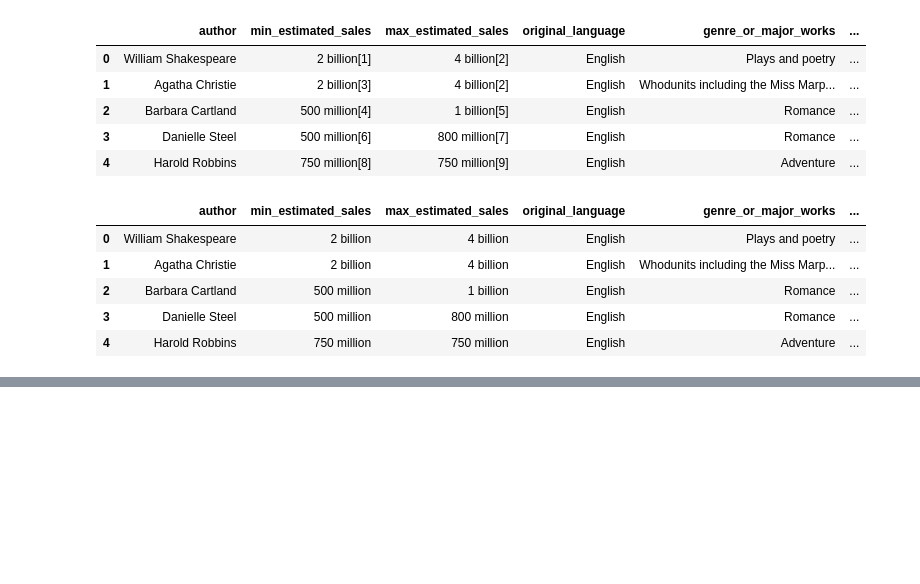
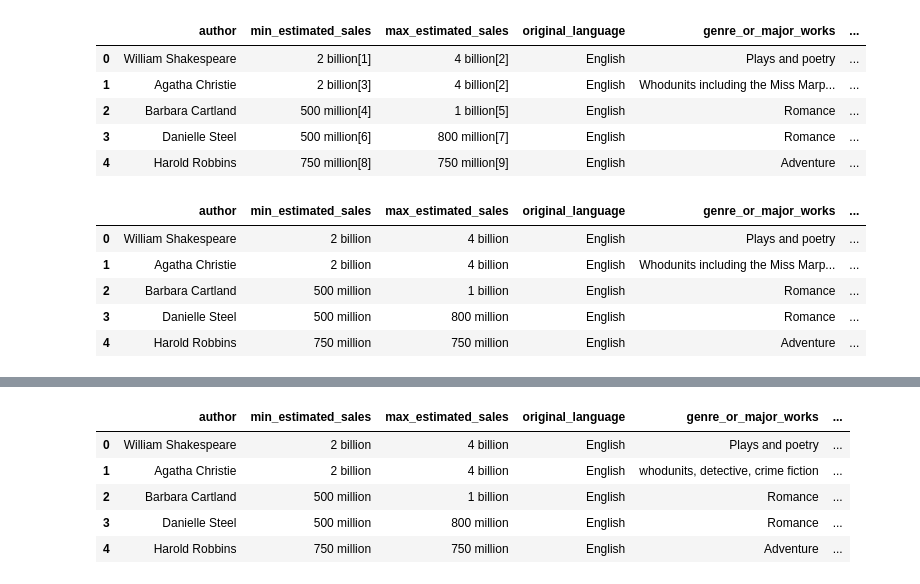
Before and after one commit to BatesJ72/authors, a Jupyter notebook: Authors.ipynb, the cells around one changed output, grey strips where cells are left out. Saved outputs shown, nothing was run; the diff lists cells and outputs as text; code cells hidden in the pictures; blank space fills up the shorter version.

Commit message:
progress - genre analysis

```diff
--- a/Authors.ipynb
+++ b/Authors.ipynb
@@ -84,0 +54,50 @@ AttributeError: module 'pandas' has no attribute 'where'
+# %%
+# standardize genres
+
+df["genre_or_major_works"].unique()
+
+df.groupby(df["genre_or_major_works"]).count()
+
+df["genere_original"] = df["genre_or_major_works"]
+
+df=df.fillna("blank")
+
+df.genre_or_major_works = df.genre_or_major_works.apply(lambda x: 'fantasy,\xa0fiction' if 'Harry Potter,\xa0Fantastic Beasts and Where to Find Them,\xa0Cormoran Strike,\xa0fantasy,\xa0crime fiction' in x else x)
+df.genre_or_major_works = df.genre_or_major_works.apply(lambda x: 'whodunits,\xa0detective,\xa0crime fiction,\xa0fiction' if 'Whodunits\xa0including the\xa0Miss Marple\xa0and\xa0Hercule Poirot\xa0series' in x else x)
+df.genre_or_major_works = df.genre_or_major_works.apply(lambda x: 'whodunits,\xa0detective,\xa0crime fiction,\xa0fiction' if 'Detective' in x else x)
+df.genre_or_major_works = df.genre_or_major_works.apply(lambda x: 'romance,\xa0adventure,\xa0fiction' if 'Dime novels' in x else x)
+df.genre_or_major_works = df.genre_or_major_works.apply(lambda x: "absurdist literature,\xa0children's literature,\xa0fiction" if "Alice's Adventures in Wonderland, absurdist literature" in x else x)
+df.genre_or_major_works = df.genre_or_major_works.apply(lambda x: "children's literature,\xa0fiction,\xa0illustrated children's books" if "Illustrated children's books" in x else x)
+df.genre_or_major_works = df.genre_or_major_works.apply(lambda x: 'detective,\xa0crime fiction,\xa0espionage' if 'Espionage,\xa0Jason Bourne' in x else x)
+df.genre_or_major_works = df.genre_or_major_works.apply(lambda x: 'romance,\xa0fiction' if 'Fifty Shades of Grey' in x else x)
+df.genre_or_major_works = df.genre_or_major_works.apply(lambda x: 'fiction' if 'The Baby-sitters Club' in x else x)
+df.genre_or_major_works = df.genre_or_major_works.apply(lambda x: "children's literature,\xa0fiction,\xa0illustrated children's books" if 'Clifford the Big Red Dog' in x else x)
+df.genre_or_major_works = df.genre_or_major_works.apply(lambda x: 'romance,\xa0fiction,\xa0gothic fiction,\xa0vampires' if 'Gothic fiction,\xa0vampires,\xa0Interview with the Vampire\xa0(The Vampire Chronicles)' in x else x)
+df.genre_or_major_works = df.genre_or_major_works.apply(lambda x: 'romance,\xa0fiction,\xa0vampires' if 'The Twilight Saga,\xa0The Host, romance' in x else x)
+df.genre_or_major_works = df.genre_or_major_works.apply(lambda x: "children's literature,\xa0fiction,\xa0illustrated children's books" if "Children's literature,\xa0Mr. Men" in x else x)
+df.genre_or_major_works = df.genre_or_major_works.apply(lambda x: 'detective,\xa0crime fiction,\xa0espionage' if 'James Bond' in x else x)
+df.genre_or_major_works = df.genre_or_major_works.apply(lambda x: 'thriller,\xa0adventure,\xa0fiction' if 'Medical thriller\xa0Coma' in x else x)
+df.genre_or_major_works = df.genre_or_major_works.apply(lambda x: "children's literature,\xa0fiction,\xa0theology,\xa0fantasy" if 'The Chronicles of Narnia, fantasy, popular theology' in x else x)
+df.genre_or_major_works = df.genre_or_major_works.apply(lambda x: "children's literature,\xa0fiction,\xa0science fiction,\xa0fantasy" if 'Tarzan,\xa0Barsoom\xa0and\xa0Pellucidar\xa0series,\xa0science fantasy' in x else x)
+df.genre_or_major_works = df.genre_or_major_works.apply(lambda x: 'whodunits,\xa0detective,\xa0crime fiction,\xa0fiction' if 'Nero Wolfe' in x else x)
+df.genre_or_major_works = df.genre_or_major_works.apply(lambda x: "children's literature,\xa0fiction,\xa0illustrated children's books" if 'Peter Rabbit' in x else x)
+df.genre_or_major_works = df.genre_or_major_works.apply(lambda x: "adventure,\xa0fiction,\xa0fantasy" if 'The Lord of the Rings,\xa0The Hobbit, classical fantasy' in x else x)
+df.genre_or_major_works = df.genre_or_major_works.apply(lambda x: 'thriller,\xa0adventure,\xa0fiction' if 'Thriller,\xa0Robert Langdon' in x else x)
+# df.genre_or_major_works = df.genre_or_major_works.apply(lambda x: 'literary fiction' if 'literary' in x else x)
+# df.genre_or_major_works = df.genre_or_major_works.apply(lambda x: 'literary fiction' if 'Literature' in x else x)
+# df.genre_or_major_works = df.genre_or_major_works.apply(lambda x: 'literary fiction' if 'Vampire' in x else x)
+# df.genre_or_major_works = df.genre_or_major_works.apply(lambda x: 'literary fiction' if 'Detective' in x else x)
+# df.genre_or_major_works = df.genre_or_major_works.apply(lambda x: 'literary fiction' if 'thriller' in x else x)
+# df.genre_or_major_works = df.genre_or_major_works.apply(lambda x: 'literary fiction' if 'adventure' in x else x)
+# df.genre_or_major_works = df.genre_or_major_works.apply(lambda x: 'literary fiction' if 'literature' in x else x)
+# df.genre_or_major_works = df.genre_or_major_works.apply(lambda x: 'literary fiction' if 'literary' in x else x)
+# df.genre_or_major_works = df.genre_or_major_works.apply(lambda x: 'literary fiction' if 'Literature' in x else x)
+
+df.head()
+# %% [output]
+|  | author | min_estimated_sales | max_estimated_sales | original_language | genre_or_major_works | ... |
+| 0 | William Shakespeare | 2 billion | 4 billion | English | Plays and poetry | ... |
+| 1 | Agatha Christie | 2 billion | 4 billion | English | whodunits, detective, crime fiction | ... |
+| 2 | Barbara Cartland | 500 million | 1 billion | English | Romance | ... |
+| 3 | Danielle Steel | 500 million | 800 million | English | Romance | ... |
+| 4 | Harold Robbins | 750 million | 750 million | English | Adventure | ... |
```
Also changed, not shown: parts of 3 cells of this notebook.
